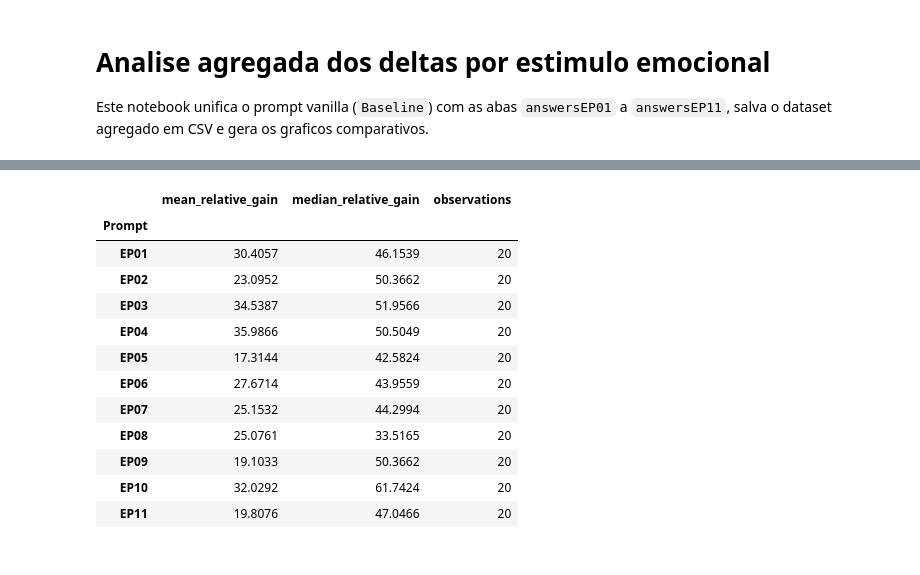
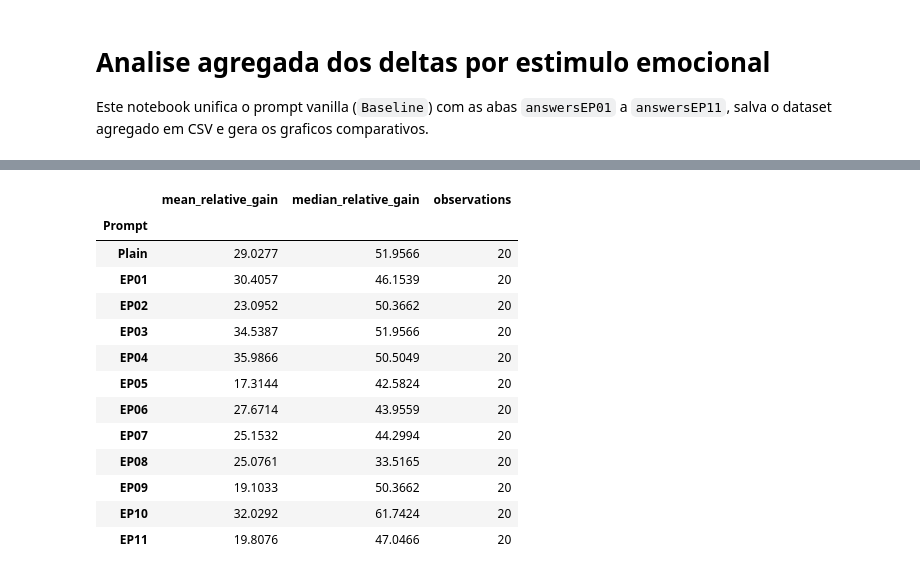
Before and after one commit to lucas-ricieri/gpt-emotional-stimulus, a Jupyter notebook: scripts/main.ipynb, the cells around one changed output, grey strips where cells are left out. Drawn from its saved outputs; the diff is of its cells as text; code cells hidden in the pictures.

```diff
--- a/scripts/main.ipynb
+++ b/scripts/main.ipynb
@@ -17,18 +17,24 @@ PROJECT_ROOT = CURRENT_DIR if (CURRENT_DIR / "stimulus_answers").exists() else C
 
 STIMULUS_FILE = PROJECT_ROOT / "stimulus_answers" / "1_stimulus.xlsx"
 VANILLA_FILE = PROJECT_ROOT / "original_answers" / "1_original.xlsx"
+PLAIN_FILE = PROJECT_ROOT / "plain_answers" / "1_plain.xlsx"
 OUTPUT_CSV = PROJECT_ROOT / "scripts" / "1_results_stimulus_aggregated.csv"
 
 EP_SHEETS = [f"answersEP{i:02d}" for i in range(1, 12)]
 EP_LABELS = [f"EP{i:02d}" for i in range(1, 12)]
-PLOT_ORDER = ["Baseline", *EP_LABELS]
+REFERENCE_LABELS = ["Baseline", "Plain"]
+PLOT_ORDER = [*REFERENCE_LABELS, *EP_LABELS]
+GAIN_BASELINE_ORDER = ["Plain", *EP_LABELS]
 
 QUESTION_CODE_PATTERN = r"(Q\d+)"
 IGNORED_QUESTIONS = {"Q3", "Q4"}
 
 COLORS = {
     "baseline": "#F97316",
+    "plain": "#16A34A",
     "ep": "#2563EB",
+    "purple": "#7E22CE",
+    "negative": "#DC2626",
     "grid": "#E5E7EB",
     "text": "#111827",
 }
@@ -157,36 +170,64 @@ Questoes desconsideradas: Q3, Q4
 | 3 | Baseline | Baseline | Questions | baseline | Q1 | How useful are bot recommendation... | How useful are bot recommendation... | 4 | ... |
 | 4 | Baseline | Baseline | Questions | baseline | Q1 | How useful are bot recommendation... | How useful are bot recommendation... | 5 | ... |
 # %%
-baseline_delta = results_aggregated.loc[
-    results_aggregated["Prompt"] == "Baseline",
-    ["Question_Code", "Answer_Key", "Delta_Absolute"],
-].rename(columns={"Delta_Absolute": "Delta_Absolute_Baseline"})
+def reference_delta(prompt_label, column_name):
+    return results_aggregated.loc[
+        results_aggregated["Prompt"] == prompt_label,
+        ["Question_Code", "Answer_Key", "Delta_Absolute"],
+    ].rename(columns={"Delta_Absolute": column_name})
 
-relative_gain_dataset = results_aggregated.loc[
-    results_aggregated["Prompt_Type"] == "Stimulus"
-].merge(
-    baseline_delta,
-    on=["Question_Code", "Answer_Key"],
-    how="left",
-    validate="many_to_one",
+
+def calculate_relative_gain(reference_prompt, target_prompt_types, reference_column):
+    reference = reference_delta(reference_prompt, reference_column)
+    targets = results_aggregated.loc[
+        results_aggregated["Prompt_Type"].isin(target_prompt_types)
+    ].copy()
+
+    dataset = targets.merge(
+        reference,
+        on=["Question_Code", "Answer_Key"],
+        how="left",
+        validate="many_to_one",
+    )
+
+    dataset["Relative_Gain"] = (
+        (dataset[reference_column] - dataset["Delta_Absolute"])
+        / dataset[reference_column].replace(0, np.nan)
+        * 100
+    )
+    return dataset
+
+
+relative_gain_baseline_dataset = calculate_relative_gain(
+    reference_prompt="Baseline",
+    target_prompt_types=["Plain", "Stimulus"],
+    reference_column="Delta_Absolute_Baseline",
 )
 
-relative_gain_dataset["Relative_Gain"] = (
-    (relative_gain_dataset["Delta_Absolute_Baseline"] - relative_gain_dataset["Delta_Absolute"])
-    / relative_gain_dataset["Delta_Absolute_Baseline"].replace(0, np.nan)
-    * 100
+relative_gain_baseline_summary = relative_gain_baseline_dataset.groupby("Prompt", observed=True).agg(
+    mean_relative_gain=("Relative_Gain", "mean"),
+    median_relative_gain=("Relative_Gain", "median"),
+    observations=("Relative_Gain", "count"),
+).reindex(GAIN_BASELINE_ORDER)
+
+relative_gain_plain_dataset = calculate_relative_gain(
+    reference_prompt="Plain",
+    target_prompt_types=["Stimulus"],
+    reference_column="Delta_Absolute_Plain",
 )
 
-relative_gain_summary = relative_gain_dataset.groupby("Prompt", observed=True).agg(
+relative_gain_plain_summary = relative_gain_plain_dataset.groupby("Prompt", observed=True).agg(
     mean_relative_gain=("Relative_Gain", "mean"),
     median_relative_gain=("Relative_Gain", "median"),
     observations=("Relative_Gain", "count"),
 ).reindex(EP_LABELS)
 
-display(relative_gain_summary)
+display(relative_gain_baseline_summary)
+display(relative_gain_plain_summary)
 # %% [output]
 |  | mean_relative_gain | median_relative_gain | observations |
 | Prompt |  |  |  |
+| Plain | 29.0277 | 51.9566 | 20 |
 | EP01 | 30.4057 | 46.1539 | 20 |
 | EP02 | 23.0952 | 50.3662 | 20 |
 | EP03 | 34.5387 | 51.9566 | 20 |
```
Also changed, not shown: parts of 5 cells of this notebook, 1 other file.
